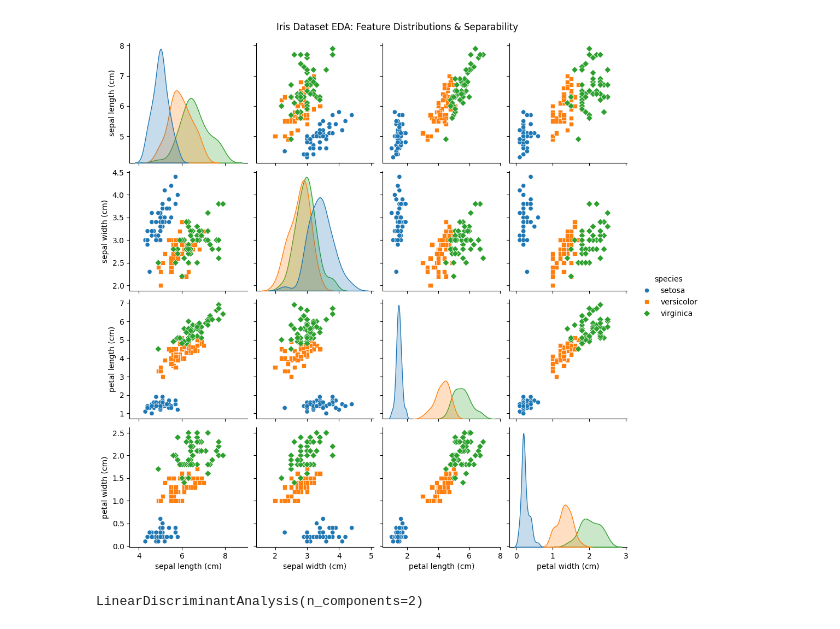
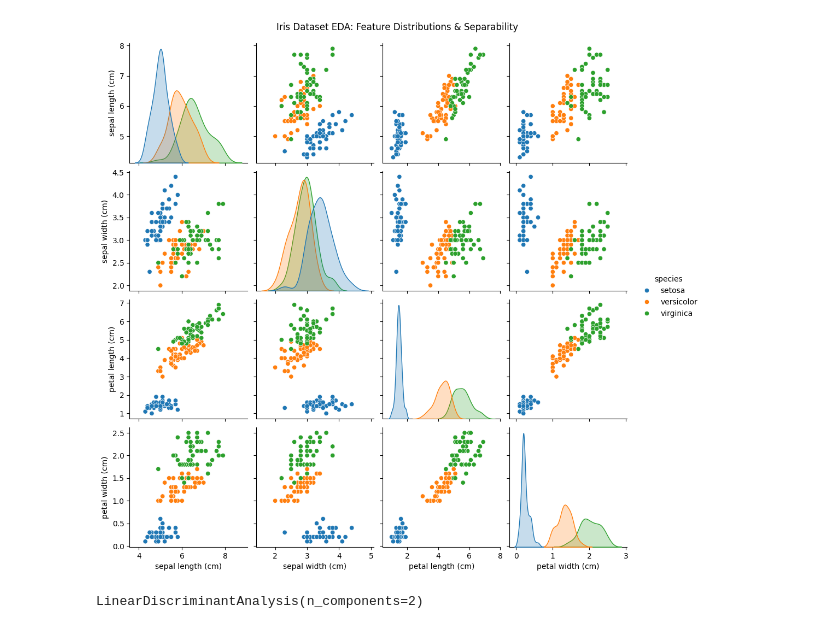
Before and after one commit to malik09-teach/batch-01, a Jupyter notebook: classification/LDA.ipynb, the cells around one changed output. Cells and saved outputs as stored; diff of their text form; code cells hidden in the pictures.

```diff
--- a/classification/LDA.ipynb
+++ b/classification/LDA.ipynb
@@ -17,11 +17,11 @@ df['species'] = pd.Categorical.from_codes(iris.target, iris.target_names)
 # %%
 
 # 2. Generate a Pairplot to visualize distributions and separability
-sns.pairplot(df, hue='species', markers=["o", "s", "D"])
+sns.pairplot(df, hue='species')
 plt.suptitle("Iris Dataset EDA: Feature Distributions & Separability", y=1.02)
 plt.show()
 # %% [output]
-[figure, old version]
+[figure, new version]
 # %%
 
 X, y = load_iris(return_X_y=True)
```
Also changed, not shown: parts of 2 cells of this notebook, 4 other files.
